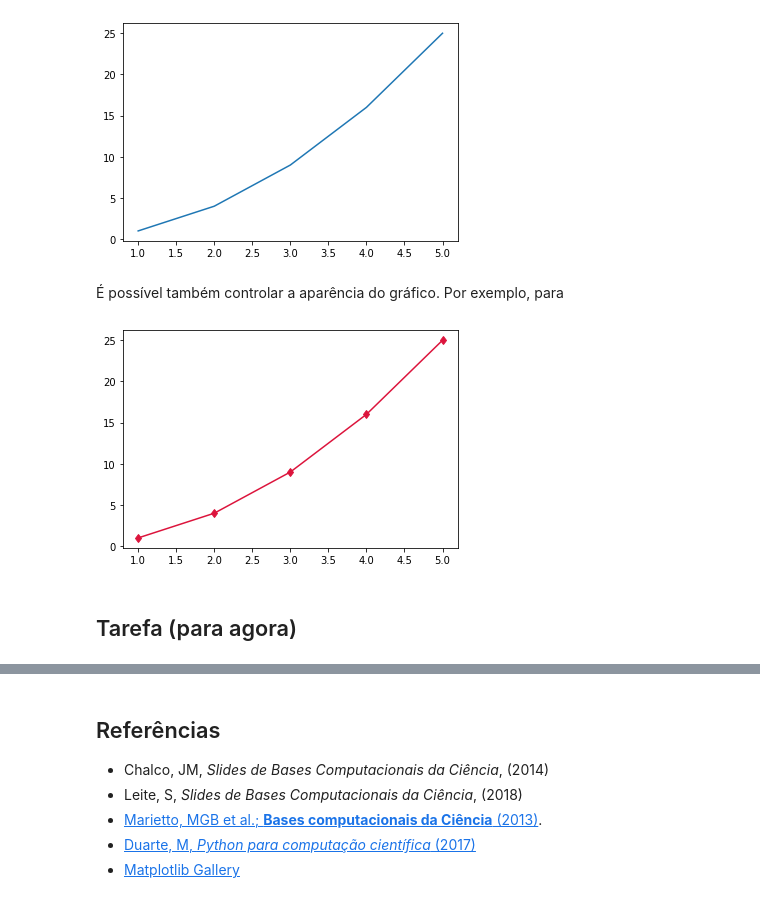
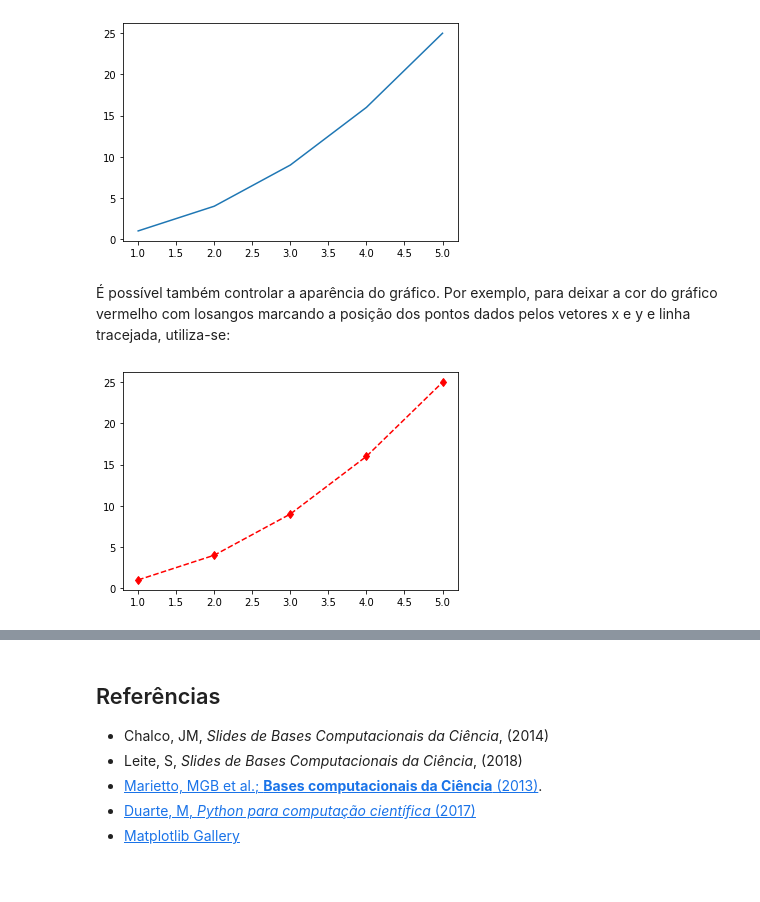
Before and after one commit to rnwatanabe/BasesComputacionais, a Jupyter notebook: aula3/RepresentaçãoGraficaDeFunções.ipynb, the cells around one changed output, grey strips where cells are left out. Saved outputs shown, nothing was run; the diff lists cells and outputs as text; code cells hidden in the pictures.

```diff
--- a/aula3/RepresentaçãoGraficaDeFunções.ipynb
+++ b/aula3/RepresentaçãoGraficaDeFunções.ipynb
@@ -124,0 +237,4 @@ y = x**2
+# %%
+x = np.array([1,2,3,4,5])
+y = x**2
+print(y)
@@ -133,12 +251,10 @@ plt.show()
 # %% [output]
 [figure]
 # %% [markdown]
-É possível também controlar a aparência do gráfico. Por exemplo, para
+É possível também controlar a aparência do gráfico. Por exemplo, para deixar a cor do gráfico vermelho com losangos marcando a posição dos pontos dados pelos vetores x e y e linha tracejada, utiliza-se:
 # %%
 plt.figure()
-plt.plot(x, y, 'd-', color='crimson')
+plt.plot(x, y, marker='d', color='red', linestyle='--')
 plt.show()
 # %% [output]
-[figure, old version]
+[figure, new version]
-# %% [markdown]
-## Tarefa (para agora)
```
Also changed, not shown: parts of 35 cells of this notebook, 2 other files.
